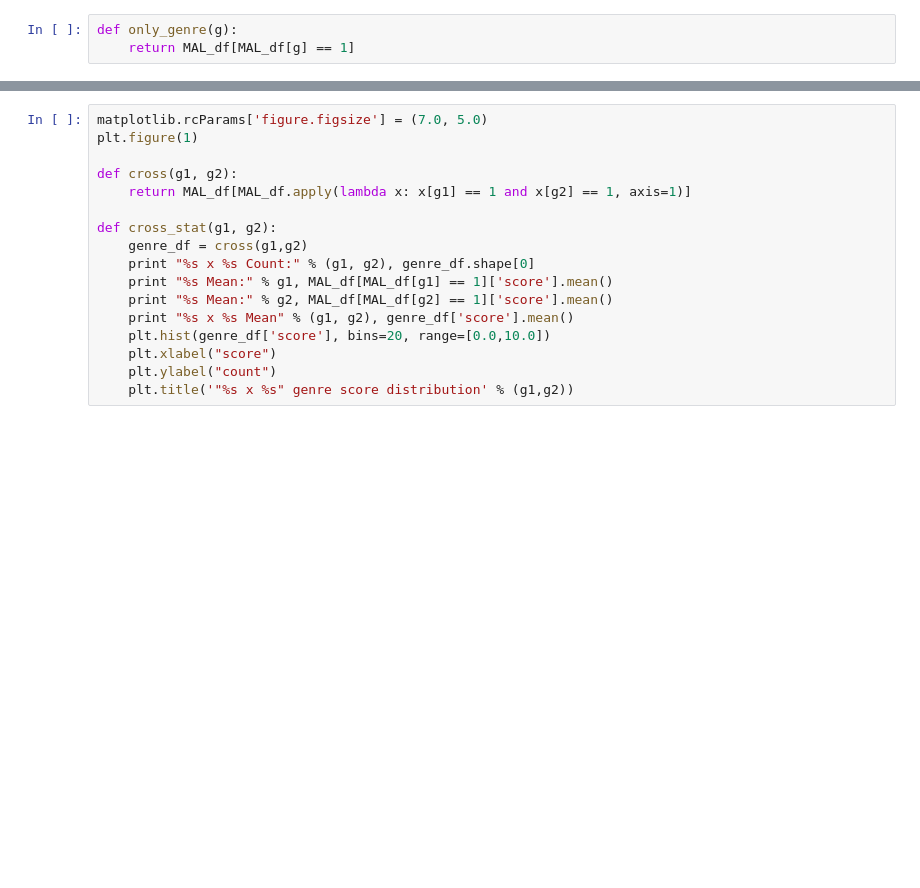
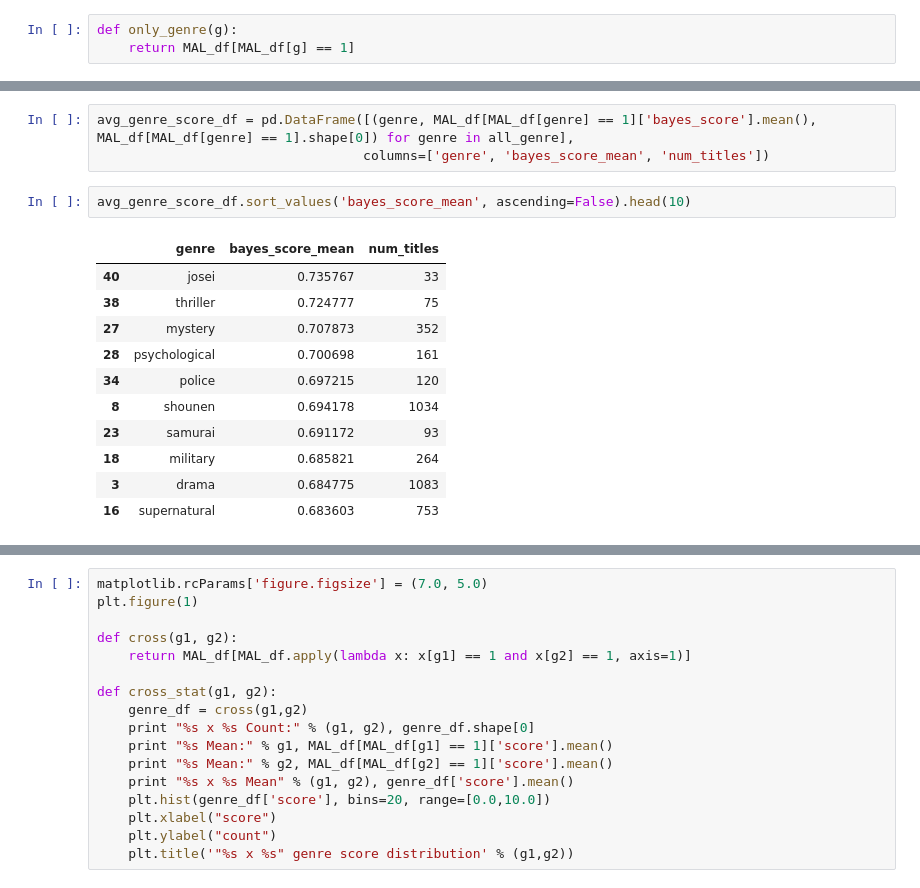
Before and after one commit to FourSwordKirby/MALDataScience, a Jupyter notebook: more_stats.ipynb, the cells around one changed output, grey strips where cells are left out. Cells and saved outputs as stored; diff of their text form; blank space fills up the shorter version.

Commit message:
Genre averages

```diff
--- a/more_stats.ipynb
+++ b/more_stats.ipynb
@@ -129,0 +130,17 @@ for g in all_genre:
+# %%
+avg_genre_score_df = pd.DataFrame([(genre, MAL_df[MAL_df[genre] == 1]['bayes_score'].mean(), MAL_df[MAL_df[genre] == 1].shape[0]) for genre in all_genre],
+                                  columns=['genre', 'bayes_score_mean', 'num_titles'])
+# %%
+avg_genre_score_df.sort_values('bayes_score_mean', ascending=False).head(10)
+# %% [output]
+|  | genre | bayes_score_mean | num_titles |
+| 40 | josei | 0.735767 | 33 |
+| 38 | thriller | 0.724777 | 75 |
+| 27 | mystery | 0.707873 | 352 |
+| 28 | psychological | 0.700698 | 161 |
+| 34 | police | 0.697215 | 120 |
+| 8 | shounen | 0.694178 | 1034 |
+| 23 | samurai | 0.691172 | 93 |
+| 18 | military | 0.685821 | 264 |
+| 3 | drama | 0.684775 | 1083 |
+| 16 | supernatural | 0.683603 | 753 |
```
Also changed, not shown: parts of 2 cells of this notebook.
